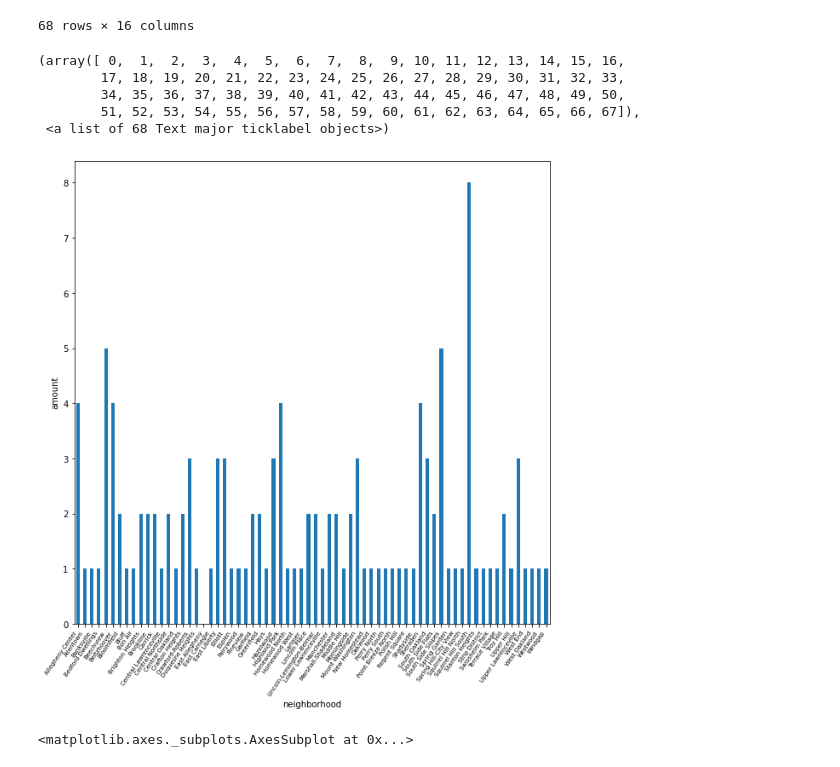
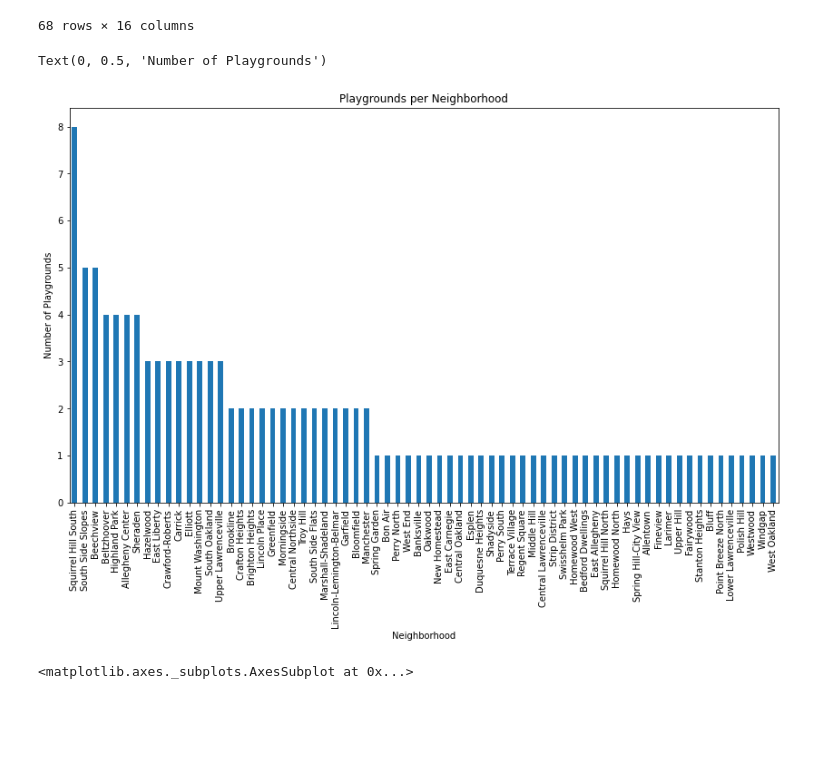
Before and after one commit to SodiKroehler/CS0010_Final_Project, a Jupyter notebook: ims44_final.ipynb, the cells around one changed output. Drawn from its saved outputs; the diff is of its cells as text; code cells hidden in the pictures; blank space fills up the shorter version.

```diff
--- a/ims44_final.ipynb
+++ b/ims44_final.ipynb
@@ -83,19 +35,15 @@ p
 | Westwood | 1 | 1 | 0 | 1 | 1 | 1 | 1 | 1 | ... |
 | Windgap | 1 | 1 | 0 | 1 | 1 | 1 | 1 | 1 | ... |
 68 rows × 16 columns
-# %%
-p['park'].plot.bar(figsize=(10,10))
-plt.ylabel("amount")
-plt.xticks(ha='right', rotation=55, fontsize=7)
-
-#amount per neighborhood as bar graph, not that nice to look at tho
-# %% [output]
-(array([ 0,  1,  2,  3,  4,  5,  6,  7,  8,  9, 10, 11, 12, 13, 14, 15, 16,
-        17, 18, 19, 20, 21, 22, 23, 24, 25, 26, 27, 28, 29, 30, 31, 32, 33,
-        34, 35, 36, 37, 38, 39, 40, 41, 42, 43, 44, 45, 46, 47, 48, 49, 50,
-        51, 52, 53, 54, 55, 56, 57, 58, 59, 60, 61, 62, 63, 64, 65, 66, 67]),
- <a list of 68 Text major ticklabel objects>)
-[figure, removed]
+# %%
+pg['neighborhood'].value_counts().plot( kind='bar', figsize=(14,8) )
+plt.title("Playgrounds per Neighborhood")
+plt.xlabel("Neighborhood")
+plt.ylabel("Number of Playgrounds")
+#bar graph of the amount of parks per neighborhood
+# %% [output]
+Text(0, 0.5, 'Number of Playgrounds')
+[figure, added]
 # %%
 p["park"].value_counts().sort_index().plot(kind='bar', rot=0)
 #amount of neighborhoods that have certain amount of parks, interesting to see
```
Also changed, not shown: parts of 11 cells of this notebook.
